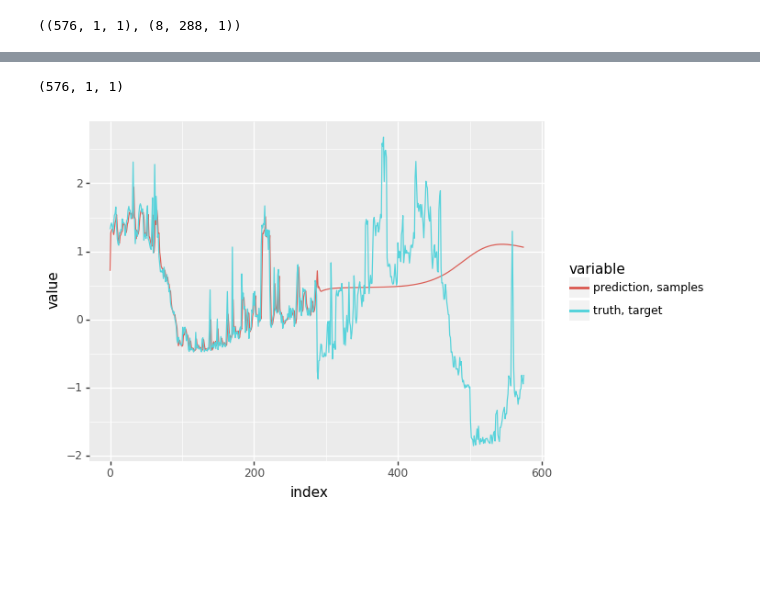
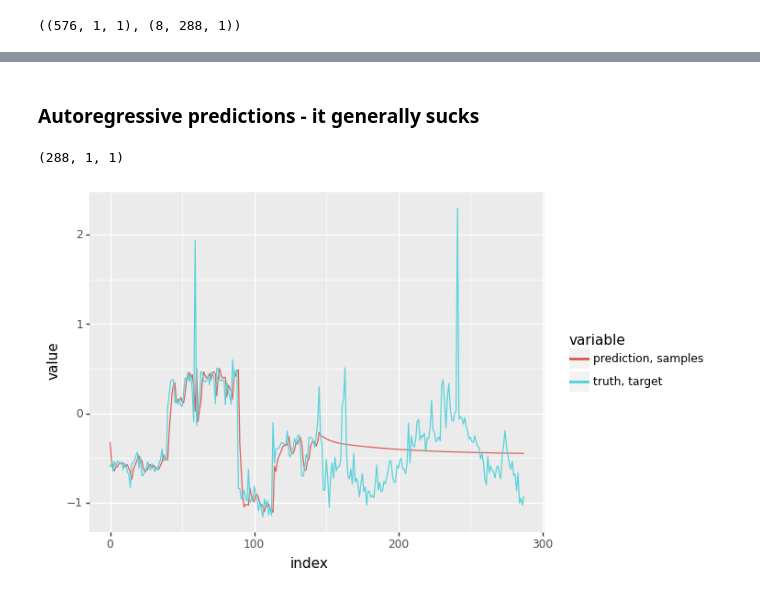
Before and after one commit to mmuravytskyi/snmp-madness, a Jupyter notebook: baseline_model.ipynb, the cells around one changed output, grey strips where cells are left out. Drawn from its saved outputs; the diff is of its cells as text; code cells hidden in the pictures; blank space fills up the shorter version.

```diff
--- a/baseline_model.ipynb
+++ b/baseline_model.ipynb
@@ -150,12 +168,12 @@ plot.draw()
 # %%
 def make_network() -> hk.Module:
     """Defines the network architecture."""
-    # model = hk.GRU(HIDDEN_SIZE)
-    model = hk.DeepRNN([
-        hk.GRU(HIDDEN_SIZE),
-        jax.nn.relu,
-        hk.GRU(HIDDEN_SIZE)
-    ])
+    model = hk.GRU(HIDDEN_SIZE)
+    # model = hk.DeepRNN([
+    #     hk.GRU(HIDDEN_SIZE),
+    #     jax.nn.relu,
+    #     hk.GRU(HIDDEN_SIZE)
+    # ])
     return model
 
 def make_optimizer() -> optax.GradientTransformation:
@@ -170,14 +188,14 @@ def sequence_loss(batch: Batch, rng_key: jnp.ndarray, t_f_prob: jnp.float32) ->
 
     initial_state = core.initial_state(batch_size)
 
-    _input = batch['input']  # (B, T, 1)
+    _input = batch['input']  # (B, T, F)
 
     # logits, _ = hk.dynamic_unroll(core, _input, initial_state, time_major=False)  # (B, T, HIDDEN_SIZE)
     # logits_batched = hk.BatchApply(hk.Linear(FEATURE_NUM))(logits)  # (B, T, 1)
 
     def body_fn(t: int, v: LoopValues) -> LoopValues:
         logit = v.logits[:, t, :]  # (B, F)
-        new_logit, new_state = core(logit, v.state)  # (B, HIDDEN_SIZE)
+        new_logit, new_state = core(logit, v.state)  # (B, V)
         new_logit = jnp.reshape(new_logit, (BATCH_SIZE, 1, HIDDEN_SIZE))
         new_logit = hk.BatchApply(dense)(new_logit)
         new_logit = jnp.reshape(new_logit, (BATCH_SIZE, FEATURE_NUM))
@@ -223,15 +241,15 @@ def generate(context: jnp.ndarray, seq_len: int) -> jnp.array:
     initial_state = core.initial_state(batch_size)
 
     # _input = jnp.expand_dims(context, -1)  # (B, T, 1)
-    _input = jnp.reshape(context, (BLOCK_SIZE, 1, 1))
+    _input = jnp.reshape(context, (sequence_length, 1, 1))
 
-    context_outs, _state = hk.dynamic_unroll(core, _input, initial_state)  # (T, 1, HIDDEN_SIZE)
+    context_outs, _state = hk.dynamic_unroll(core, _input, initial_state)  # (T, 1, V)
 
     context_outs = hk.BatchApply(dense)(context_outs)
 
     def body_fn(t: int, v: LoopValues) -> LoopValues:
         logit = v.logits[t]
-        new_logit, new_state = core(logit, v.state)  # (1, HIDDEN_SIZE)
+        new_logit, new_state = core(logit, v.state)  # (1, V)
         new_logit = dense(new_logit)
         new_logits = v.logits.at[t+1].set(new_logit)
         return LoopValues(logits=new_logits, state=new_state, rng_key=jnp.array([]), t_f_p=.0)
@@ -251,7 +269,7 @@ opt_init, _ = make_optimizer()
 initial_opt_state = opt_init(initial_params)
 
 # de facto initial state
-state = TrainingState(params=initial_params, opt_state=initial_opt_state, t_f_p=.0)
+state = TrainingState(params=initial_params, opt_state=initial_opt_state, t_f_p=.10)
 # %%
 def train(state):
     train_loss_all = jnp.array([])
@@ -339,16 +438,18 @@ plot.draw()
+# %% [markdown]
+### Autoregressive predictions - it generally sucks
 # %%
-data_wider_range = dl.test_ds[('uci', 'ftj')][0:2]
-context = data_wider_range[0]["input"][:1]
-predicted = generate_fn(final_state.params, context, BLOCK_SIZE*2)
+val_batch = next(test_di)
+context = val_batch["input"][:1, :BLOCK_SIZE // 2]
+predicted = generate_fn(final_state.params, context, BLOCK_SIZE)  # (T, B, F)
 predicted.shape
 # %% [output]
-(576, 1, 1)
+(288, 1, 1)
 # %%
 plot = utils.plot_samples(
-    jnp.append(data_wider_range[0]["target"][0], data_wider_range[1]["target"][0]),
-    predicted[:, -1, -1],
+    val_batch["target"][0],
+    predicted[:, -1:, -1],
     truth_label='truth, target',
     prediction_label='prediction, samples')
 plot.draw()
 # %% [output]
-[figure, old version]
+[figure, new version]
```
Also changed, not shown: parts of 16 cells of this notebook.
